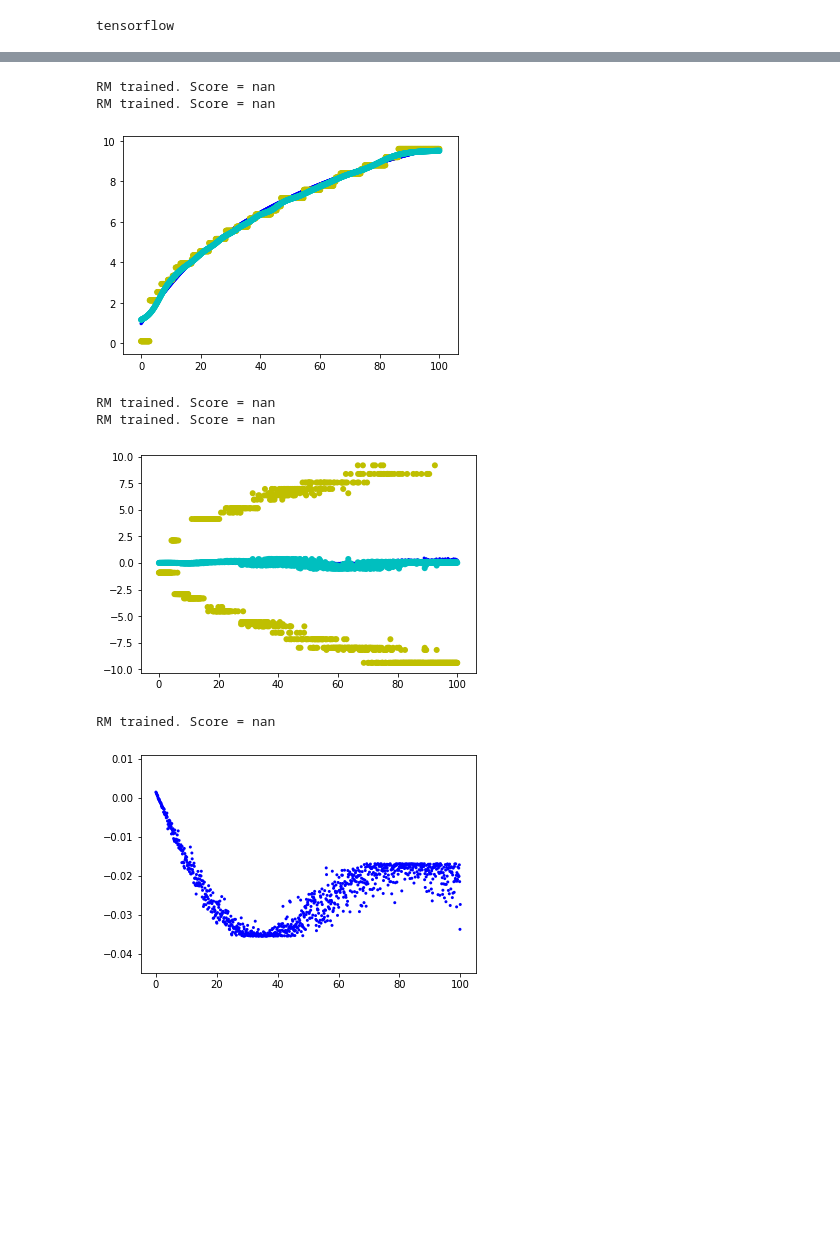
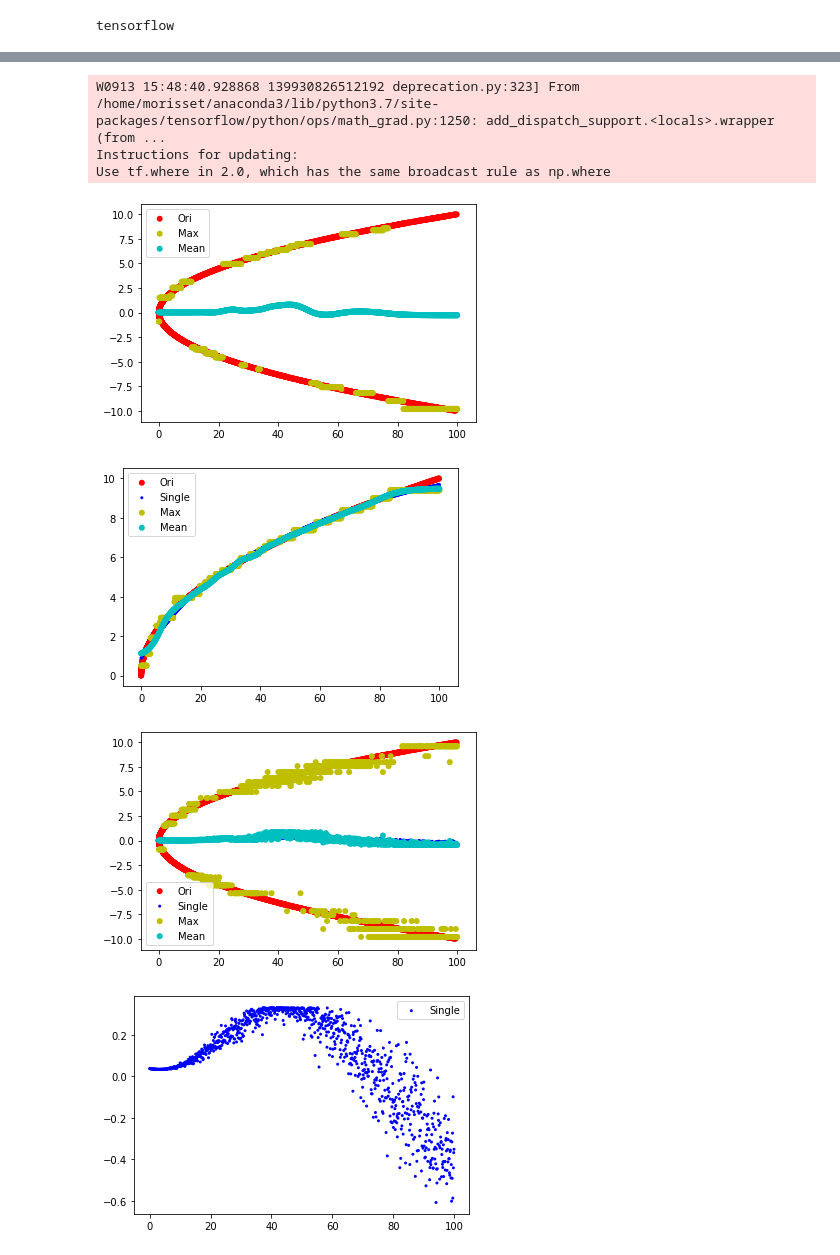
Before and after one commit to Morisset/AI4neb, a Jupyter notebook: docs/SquareDiscret.ipynb, the cells around one changed output, grey strips where cells are left out. Drawn from its saved outputs; the diff is of its cells as text; code cells hidden in the pictures; blank space fills up the shorter version.

Commit message:
Better plots

```diff
--- a/docs/SquareDiscret.ipynb
+++ b/docs/SquareDiscret.ipynb
@@ -53 +43,35 @@ X_test = np.linspace(0,100,1000)
+# %%
+def test_x2(X, y, X_test, solver='adam', activation='tanh', hidden_layer_sizes=(10,), noise=False,
+            discret=False, verbose=False, plot_ori=True):
+    """
+    Creating, training and ploting Regressor Machine for y = sqrt(X) problem.
+    Using the tmniai Regressor machine tool
+    """
+    if plot_ori:
+        plt.scatter(X, y, edgecolor='', c='r', label='Ori')
+    if discret:
+        RM1 = tm.manage_RM(RM_type = 'KerasDis', X_train=X, y_train=y, verbose=verbose,
+                        noise=noise, y_vects=np.linspace(-10,10,100), scaling=True,
+                        clear_session=True)
+        RM1.init_RM(solver=solver, activation=activation,
+                    hidden_layer_sizes=hidden_layer_sizes, epochs=100)
+        RM1.train_RM()
+        RM1.set_test(X_test, scaleit=True)
+        RM1.predict(scoring=False, reduce_by='max')
+        pred_max = RM1.pred
+        RM1.predict(scoring=False, reduce_by='mean')
+        pred_mean = RM1.pred
+        plt.scatter(X_test, pred_max, edgecolor='', c='y', label='Max')
+        plt.scatter(X_test, pred_mean, edgecolor='', c='c', label='Mean')
+    else:
+        RM1 = tm.manage_RM(RM_type = 'Keras', X_train=X, y_train=y, verbose=verbose,
+                        noise=noise, scaling=True, clear_session=True)
+        RM1.init_RM(solver=solver, activation=activation,
+                    hidden_layer_sizes=hidden_layer_sizes, epochs=100)
+        RM1.train_RM()
+        RM1.set_test(X_test, scaleit=True)
+        RM1.predict(scoring=False)
+        pred = RM1.pred
+        plt.scatter(X_test, pred, edgecolor='', c='b', marker='.', label='Single')
+    plt.legend()
 # %%
@@ -61,22 +89,26 @@ RM trained. Score = nan
+# %%
+# Training with positive and negative values leads to wrong result from the single regressor and the mean of the discretized regressor
+# The max value is OK
+test_x2(X1, y1, X_test, discret=True)
+# %% [output]
+W0913 15:48:40.928868 139930826512192 deprecation.py:323] From /home/morisset/anaconda3/lib/python3.7/site-packages/tensorflow/python/ops/math_grad.py:1250: add_dispatch_support.<locals>.wrapper (from ...
+Instructions for updating:
+Use tf.where in 2.0, which has the same broadcast rule as np.where
+[figure, added]
 # %%
 # Training with positive values only solves the issue. But data can be double valued without the user knowing it
 test_x2(X2, y2, X_test)
-test_x2(X2, y2, X_test, discret=True)
+test_x2(X2, y2, X_test, discret=True, plot_ori=False)
 # %% [output]
-RM trained. Score = nan
-RM trained. Score = nan
-[figure, old version]
+[figure, new version]
 # %%
 # Adding noise to the [-10, 10] data set
 test_x2(X1, y1, X_test, noise=0.1)
-test_x2(X1, y1, X_test, noise=0.1, discret=True)
+test_x2(X1, y1, X_test, noise=0.1, discret=True, plot_ori=False)
 # %% [output]
-RM trained. Score = nan
-RM trained. Score = nan
-[figure, old version]
+[figure, new version]
 # %%
 # Close-up to the single regressor result: it appears to be a small but small relation (plus noise), not 0.0 mean.
-test_x2(X1, y1, X_test, noise=0.1, discret=False)
+test_x2(X1, y1, X_test, noise=0.1, discret=False, plot_ori=False)
 # %% [output]
-RM trained. Score = nan
-[figure, old version]
+[figure, new version]
```
Also changed, not shown: parts of 4 cells of this notebook.
